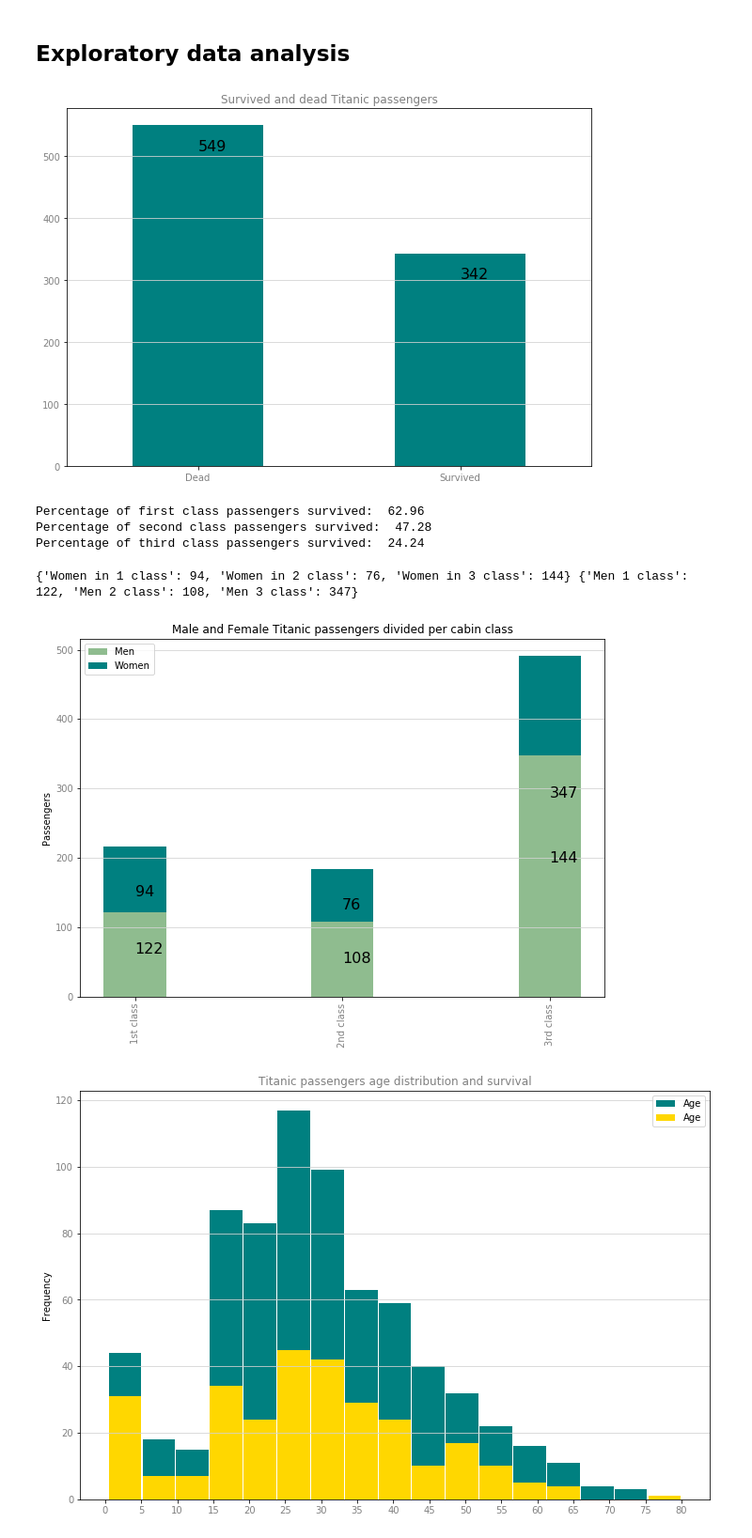
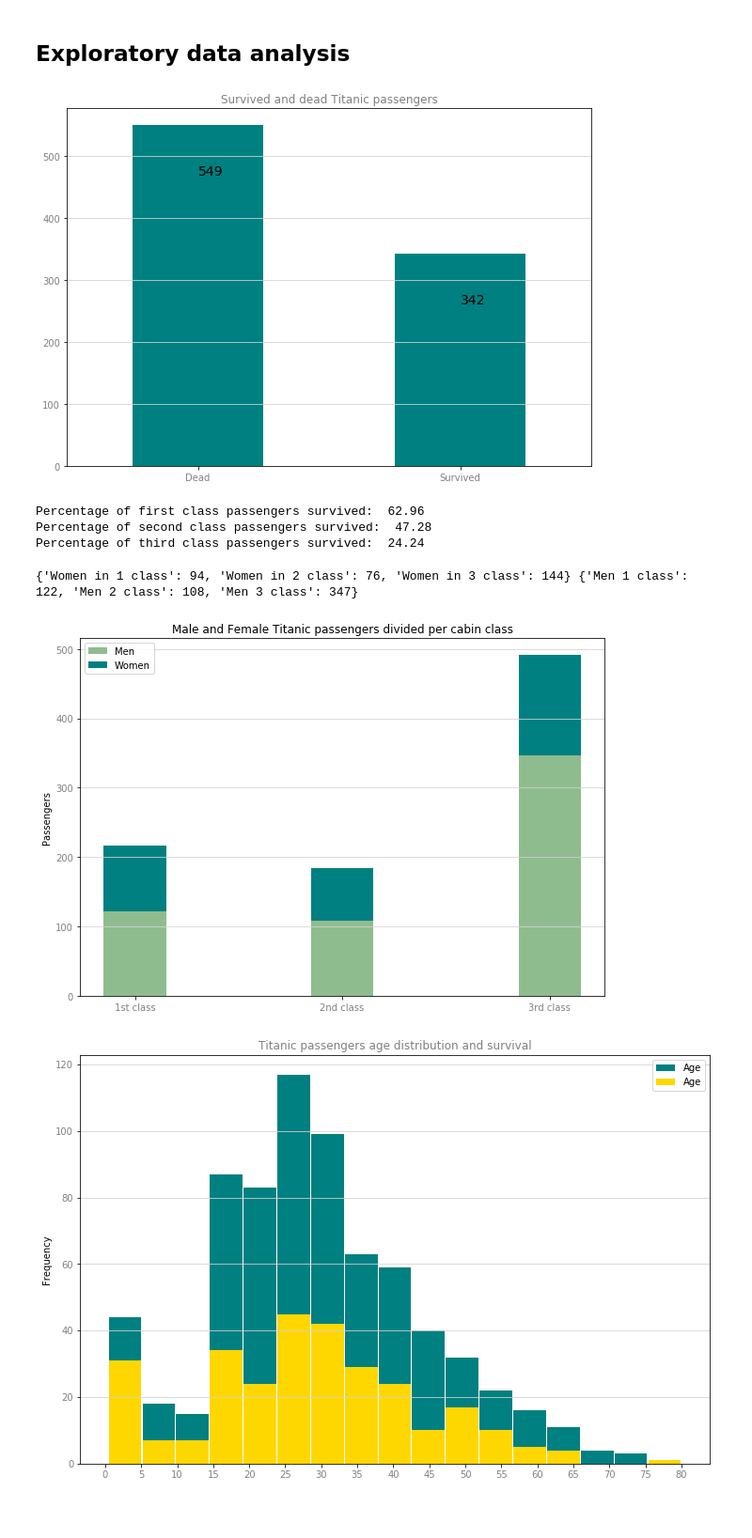
Before and after one commit to GParolini/spiced_academy_projects, a Jupyter notebook: project2_titanic/project2_titanic_parolini.ipynb, the cells around one changed output. Shown at 94% size. Saved outputs shown, nothing was run; the diff lists cells and outputs as text; code cells hidden in the pictures; blank space fills up the shorter version.

```diff
--- a/project2_titanic/project2_titanic_parolini.ipynb
+++ b/project2_titanic/project2_titanic_parolini.ipynb
@@ -51,9 +57,9 @@ plt.grid(color = 'lightgrey', axis='y')
 plt.title("Survived and dead Titanic passengers", color ='grey')
 
 for index,data in enumerate(df['Survived'].value_counts()):
-    plt.text(x=index , y =data-40, s=f"{data}" , fontdict=dict(fontsize=16));
+    plt.text(x=index , y =data-80, s=f"{data}" , fontdict=dict(fontsize=14));
 # %% [output]
-[figure, old version]
+[figure, new version]
 # %%
 #Survival percentage per passengers' class
 survived_1c = df[(df['Pclass'] == 1) & (df['Survived']==1)].shape[0]
@@ -87,39 +93,39 @@ for shipclass in range (1,4):
 
 pass_dict_male = { }
 for shipclass in range (1,4):
     pass_dict_male.update({'Men '+str(shipclass)+' class': df[(df['Pclass'] == shipclass)
                                                          & (df['Sex']=='male')].shape[0]})
 
 print(pass_dict_female, pass_dict_male)
 
 
 labels = ['1st class', '2nd class', '3rd class']
 men = list(pass_dict_male.values())
 women = list(pass_dict_female.values())
 width = 0.30
 
 
 fig, ax = plt.subplots(figsize=(10, 7))
 
 ax.bar(labels, men, width, label='Men', color = 'darkseagreen' )
 ax.bar(labels, women, width, bottom=men, color = 'teal',
        label='Women')
 
 ax.set_ylabel('Passengers')
 ax.set_title('Male and Female Titanic passengers divided per cabin class')
 ax.legend()
-plt.xticks(color ='grey', rotation =90)
+plt.xticks(color ='grey', rotation =0)
 plt.yticks(color ='grey')
 plt.grid(color = 'lightgrey', axis='y')
 
-for index,data in enumerate(men):
-    plt.text(x=index , y =data-60, s=f"{data}" , fontdict=dict(fontsize=16))
+#for index,data in enumerate(men):
+    #plt.text(x=index , y =data-60, s=f"{data}" , fontdict=dict(fontsize=16))
 
-for index,data in enumerate(women):
-    plt.text(x=index , y =data+50, s=f"{data}" , fontdict=dict(fontsize=16));
+#for index,data in enumerate(women):
+    #plt.text(x=index , y =data+50, s=f"{data}" , fontdict=dict(fontsize=16));
 # %% [output]
 {'Women in 1 class': 94, 'Women in 2 class': 76, 'Women in 3 class': 144} {'Men 1 class': 122, 'Men 2 class': 108, 'Men 3 class': 347}
-[figure, old version]
+[figure, new version]
 # %%
 # Plot of age distribution and survival rate
 plt.figure(figsize=(12,8))
```
Also changed, not shown: parts of 31 cells of this notebook, 7 other files.
